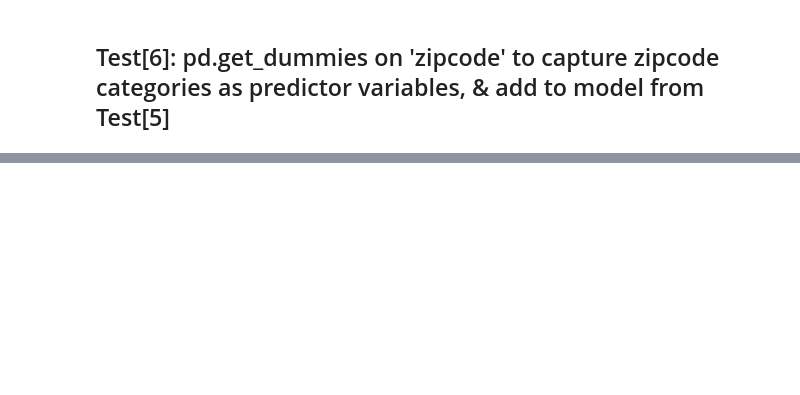
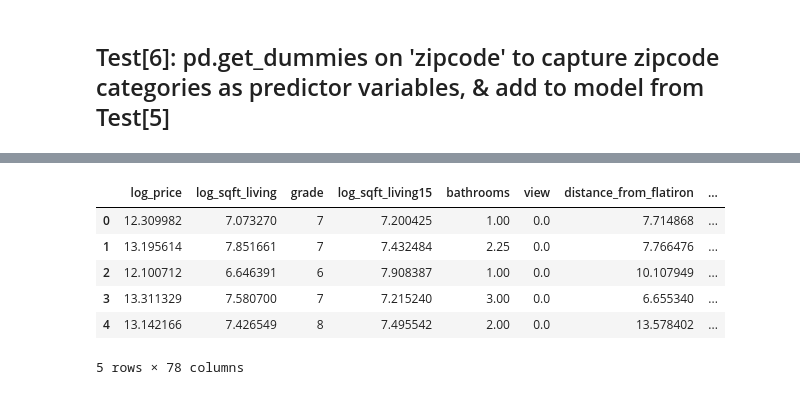
Before and after one commit to A92e/kingcountyWA_home_price_predictor, a Jupyter notebook: model_improvement.ipynb, the cells around one changed output, grey strips where cells are left out. Drawn from its saved outputs; the diff is of its cells as text; code cells hidden in the pictures; blank space fills up the shorter version.

```diff
--- a/model_improvement.ipynb
+++ b/model_improvement.ipynb
@@ -743,3 +818,15 @@ print(np.mean(test_errs))
+# %%
+df6 = df[['log_price','log_sqft_living', 'grade', 'log_sqft_living15', 'bathrooms',
+   'view','distance_from_flatiron','yr_last_constructed']]
 # %%
-#df_zip_dums = pd.get_dummies(df['zipcode'])
-#df = pd.concat([df, df_zip_dums], axis=1)
+df_zip_dums = pd.get_dummies(df['zipcode'])
+df6_zips = pd.concat([df6, df_zip_dums], axis=1)
+df6_zips.head()
+# %% [output]
+|  | log_price | log_sqft_living | grade | log_sqft_living15 | bathrooms | view | distance_from_flatiron | ... |
+| 0 | 12.309982 | 7.073270 | 7 | 7.200425 | 1.00 | 0.0 | 7.714868 | ... |
+| 1 | 13.195614 | 7.851661 | 7 | 7.432484 | 2.25 | 0.0 | 7.766476 | ... |
+| 2 | 12.100712 | 6.646391 | 6 | 7.908387 | 1.00 | 0.0 | 10.107949 | ... |
+| 3 | 13.311329 | 7.580700 | 7 | 7.215240 | 3.00 | 0.0 | 6.655340 | ... |
+| 4 | 13.142166 | 7.426549 | 8 | 7.495542 | 2.00 | 0.0 | 13.578402 | ... |
+5 rows × 78 columns
```
Also changed, not shown: parts of 23 cells of this notebook, 1 other file.
